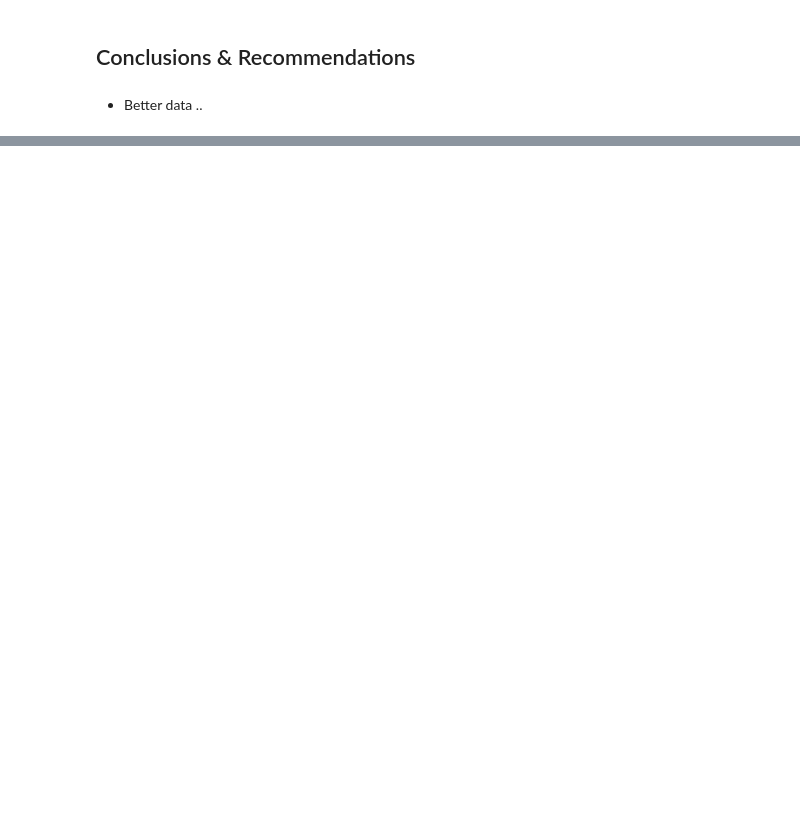
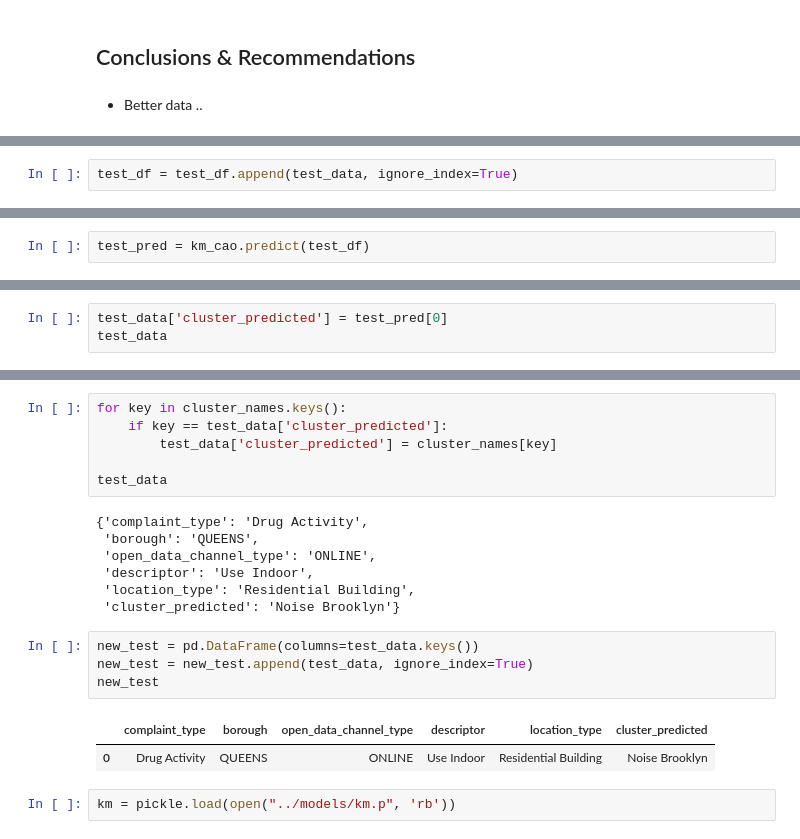
Before and after one commit to dmedellin2/311_service_requests, a Jupyter notebook: code/EDA-Copy1.ipynb, the cells around one changed output, grey strips where cells are left out. Cells and saved outputs as stored; diff of their text form; blank space fills up the shorter version.

```diff
--- a/code/EDA-Copy1.ipynb
+++ b/code/EDA-Copy1.ipynb
@@ -1243,0 +1314,2 @@ pickle.dump(glm_gamma_log, open('model.p', 'wb'))
+# %%
+test_df = test_df.append(test_data, ignore_index=True)
@@ -1243,0 +1321,2 @@ pickle.dump(glm_gamma_log, open('model.p', 'wb'))
+# %%
+test_pred = km_cao.predict(test_df)
@@ -1243,0 +1327,3 @@ pickle.dump(glm_gamma_log, open('model.p', 'wb'))
+# %%
+test_data['cluster_predicted'] = test_pred[0]
+test_data
@@ -1243,0 +1345,22 @@ pickle.dump(glm_gamma_log, open('model.p', 'wb'))
+# %%
+for key in cluster_names.keys():
+    if key == test_data['cluster_predicted']:
+        test_data['cluster_predicted'] = cluster_names[key]
+
+test_data
+# %% [output]
+{'complaint_type': 'Drug Activity',
+ 'borough': 'QUEENS',
+ 'open_data_channel_type': 'ONLINE',
+ 'descriptor': 'Use Indoor',
+ 'location_type': 'Residential Building',
+ 'cluster_predicted': 'Noise Brooklyn'}
+# %%
+new_test = pd.DataFrame(columns=test_data.keys())
+new_test = new_test.append(test_data, ignore_index=True)
+new_test
+# %% [output]
+|  | complaint_type | borough | open_data_channel_type | descriptor | location_type | cluster_predicted |
+| 0 | Drug Activity | QUEENS | ONLINE | Use Indoor | Residential Building | Noise Brooklyn |
+# %%
+km = pickle.load(open("../models/km.p", 'rb'))
```
Also changed, not shown: parts of 13 cells of this notebook, 6 other files.
